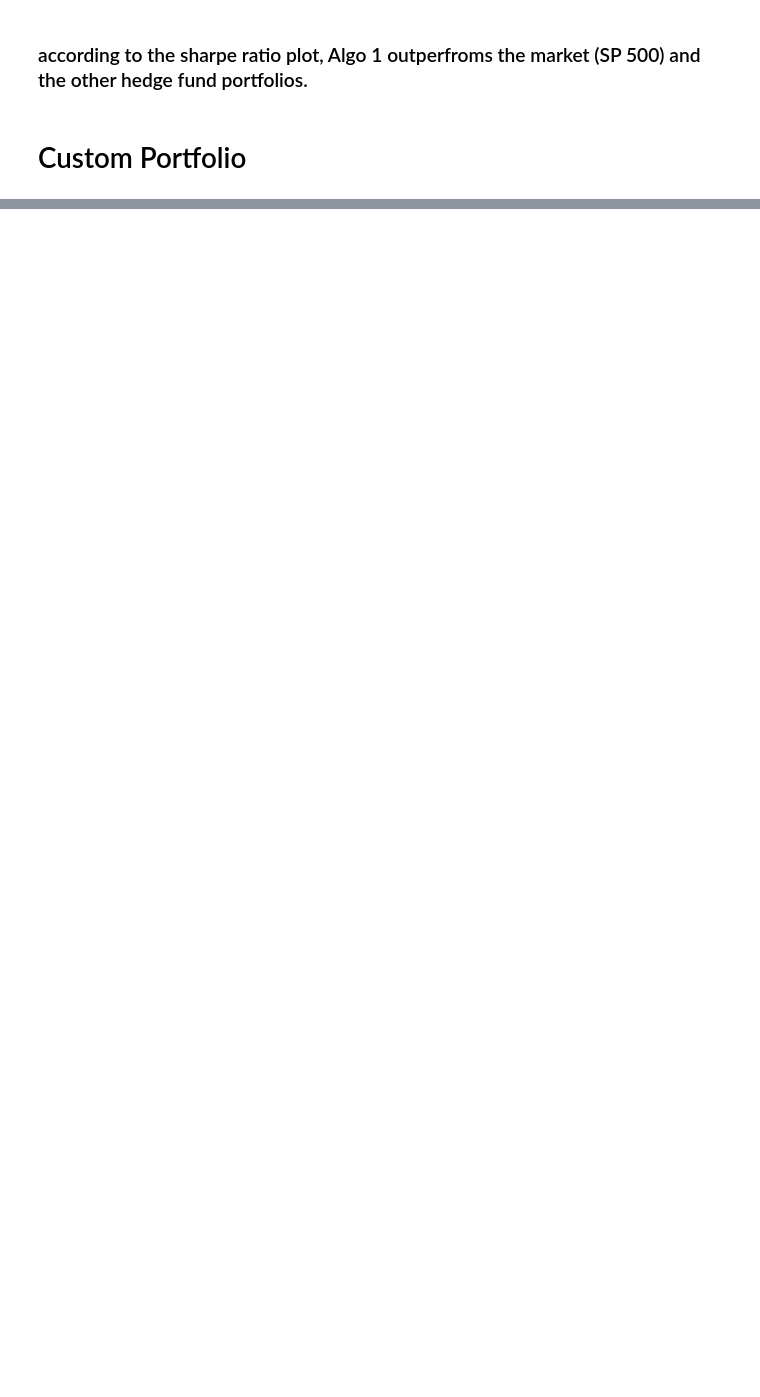
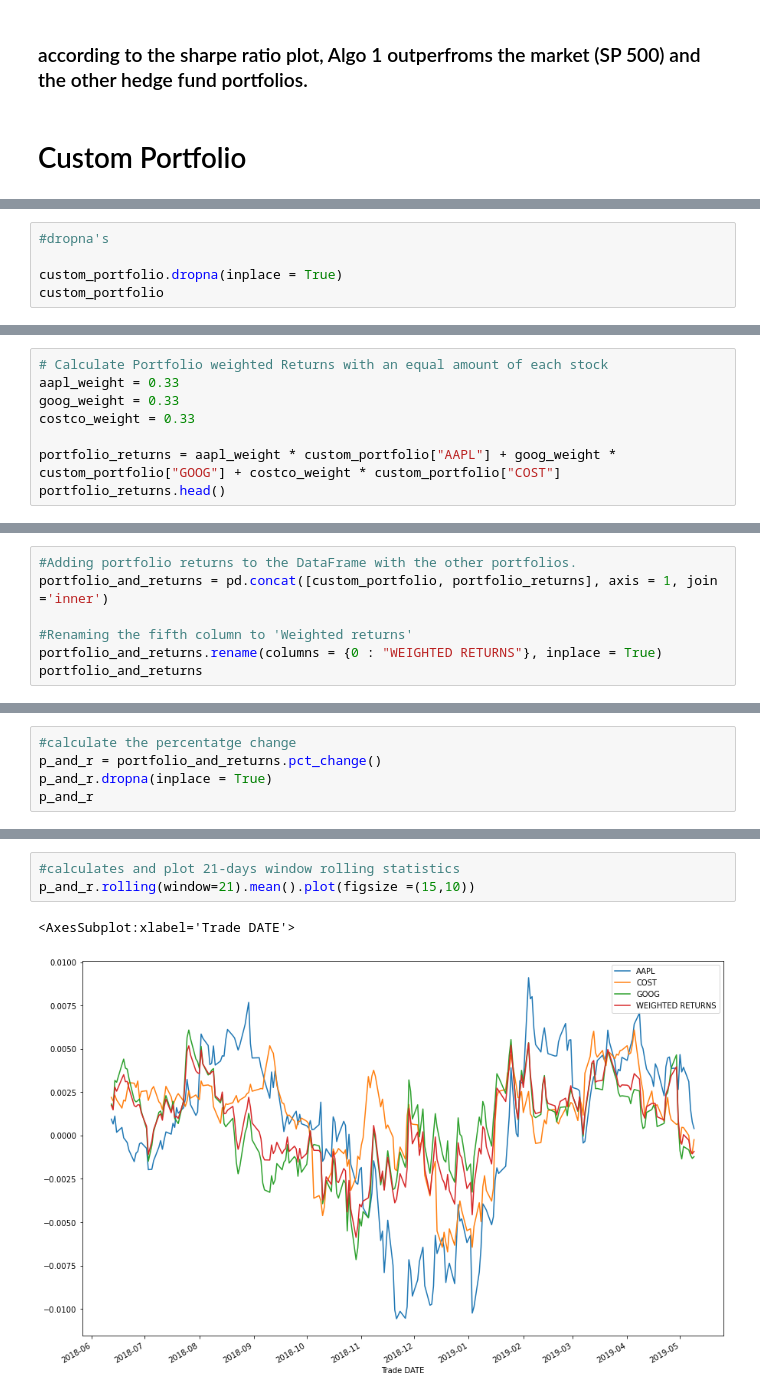
Before and after one commit to bodemuse/A-Whale-Off-The-Portfolio, a Jupyter notebook: A Whale Off The Portfolio (1).ipynb, the cells around one changed output, grey strips where cells are left out. Cells and saved outputs as stored; diff of their text form; blank space fills up the shorter version.

```diff
--- a/A Whale Off The Portfolio (1).ipynb
+++ b/A Whale Off The Portfolio (1).ipynb
@@ -262,0 +289,5 @@ custom_portfolio
+# %%
+#dropna's
+
+custom_portfolio.dropna(inplace = True)
+custom_portfolio
@@ -262,0 +311,8 @@ custom_portfolio
+# %%
+# Calculate Portfolio weighted Returns with an equal amount of each stock
+aapl_weight = 0.33
+goog_weight = 0.33
+costco_weight = 0.33
+
+portfolio_returns = aapl_weight * custom_portfolio["AAPL"] + goog_weight * custom_portfolio["GOOG"] + costco_weight * custom_portfolio["COST"]
+portfolio_returns.head()
@@ -262,0 +329,7 @@ custom_portfolio
+# %%
+#Adding portfolio returns to the DataFrame with the other portfolios.
+portfolio_and_returns = pd.concat([custom_portfolio, portfolio_returns], axis = 1, join ='inner')
+
+#Renaming the fifth column to 'Weighted returns'
+portfolio_and_returns.rename(columns = {0 : "WEIGHTED RETURNS"}, inplace = True)
+portfolio_and_returns
@@ -262,0 +351,5 @@ custom_portfolio
+# %%
+#calculate the percentatge change
+p_and_r = portfolio_and_returns.pct_change()
+p_and_r.dropna(inplace = True)
+p_and_r
@@ -262,0 +388,6 @@ custom_portfolio
+# %%
+#calculates and plot 21-days window rolling statistics
+p_and_r.rolling(window=21).mean().plot(figsize =(15,10))
+# %% [output]
+<AxesSubplot:xlabel='Trade DATE'>
+[figure, added]
```
Also changed, not shown: parts of 18 cells of this notebook.
